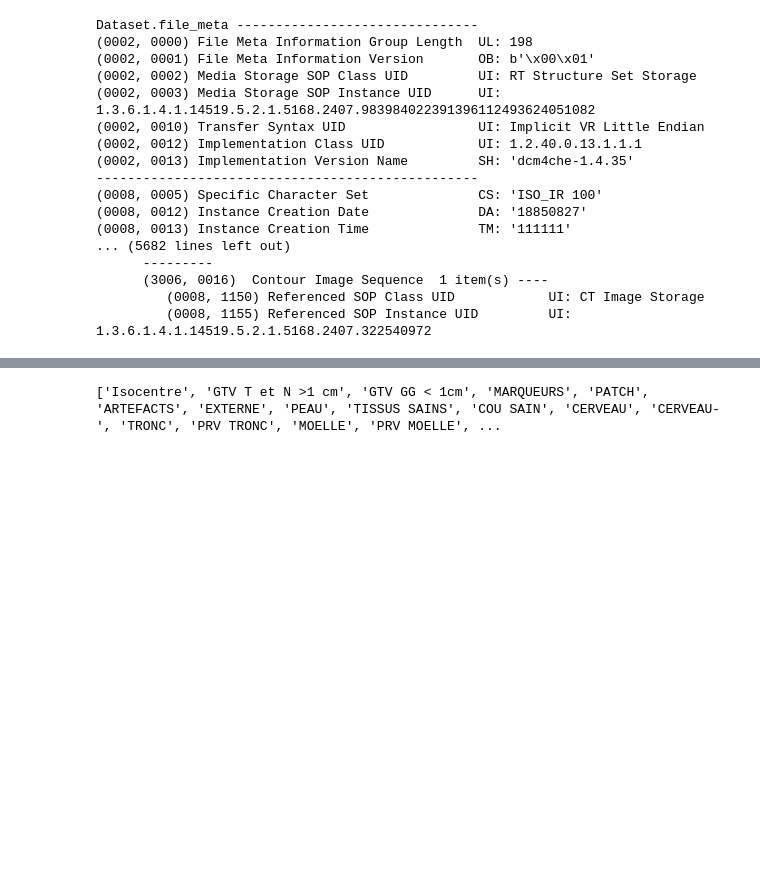
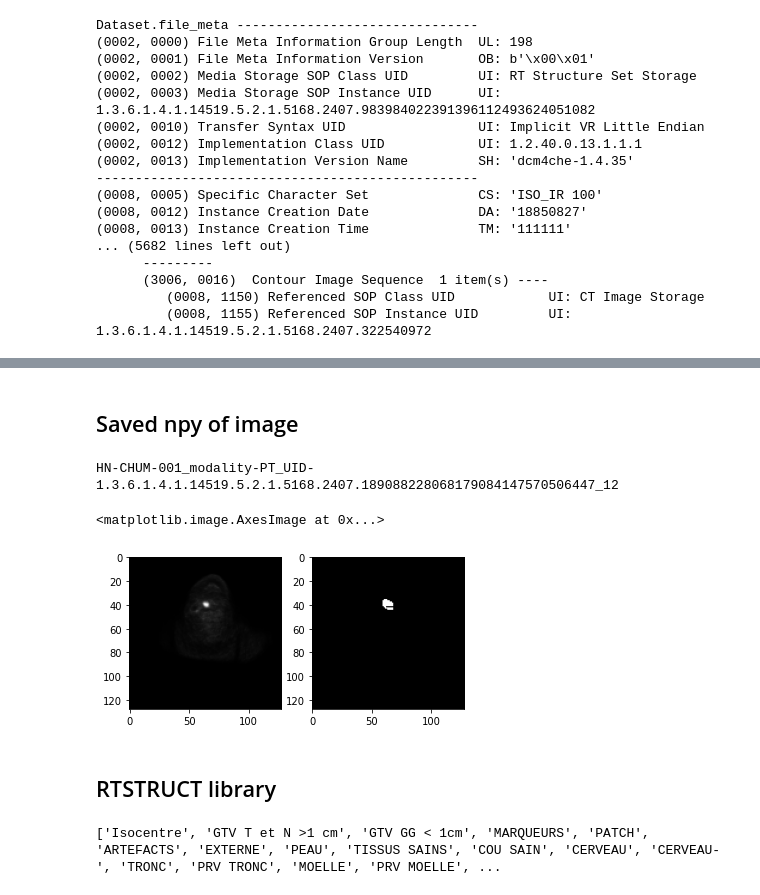
Before and after one commit to Fontanjo/Hydra_Segmentation, a Jupyter notebook: notebooks/newdsvisualization.ipynb, the cells around one changed output, grey strips where cells are left out. Cells and saved outputs as stored; diff of their text form; code cells hidden in the pictures; blank space fills up the shorter version.

Commit message:
version 1 of the 3 new datasets preprocessing scripts

```diff
--- a/notebooks/newdsvisualization.ipynb
+++ b/notebooks/newdsvisualization.ipynb
@@ -163,3 +206,41 @@ Unable to convert the pixel data: one of Pixel Data, Float Pixel Data or Double
+# %% [markdown]
+## Saved npy of image
+# %%
+#take an abitrary dicom from Head-neck PET-CT scans
+path_to_serie8 = "/home/christophe/Desktop/bachelor/code/dataset_processing/headneck/output/img"
+
+image_name = os.path.splitext(os.listdir(path_to_serie8)[139])[0]
+
+print(image_name)
+
+# print(os.listdir(path_to_serie))
+path_to_numpy8 = os.path.join(path_to_serie8, image_name + '.npy')
+
+#load a numpy
+npy8 = np.load(path_to_numpy8)
+
+# plt.imshow(npy8, cmap=plt.cm.gray)
+
+#take an abitrary dicom from Head-neck PET-CT scans
+path_to_serie9 = "/home/christophe/Desktop/bachelor/code/dataset_processing/headneck/output/masks"
+
+# print(os.listdir(path_to_serie))
+path_to_numpy9 = os.path.join(path_to_serie9, image_name + '_mask.npy')
+
+#load a numpy
+npy9 = np.load(path_to_numpy9)
+
+# plt.imshow(npy9, cmap=plt.cm.gray)
+
+fig, (ax1, ax2) = plt.subplots(1,2)
+ax1.imshow(npy8, cmap=plt.cm.gray)
+ax2.imshow(npy9, cmap=plt.cm.gray)
+# %% [output]
+HN-CHUM-001_modality-PT_UID-1.3.6.1.4.1.14519.5.2.1.5168.2407.189088228068179084147570506447_12
+<matplotlib.image.AxesImage at 0x...>
+[figure, added]
+# %% [markdown]
+## RTSTRUCT library
 # %%
 # Load existing RT Struct. Requires the series path and existing RT Struct path
 rtstruct = RTStructBuilder.create_from(
```
Also changed, not shown: parts of 7 cells of this notebook, 13 other files.
